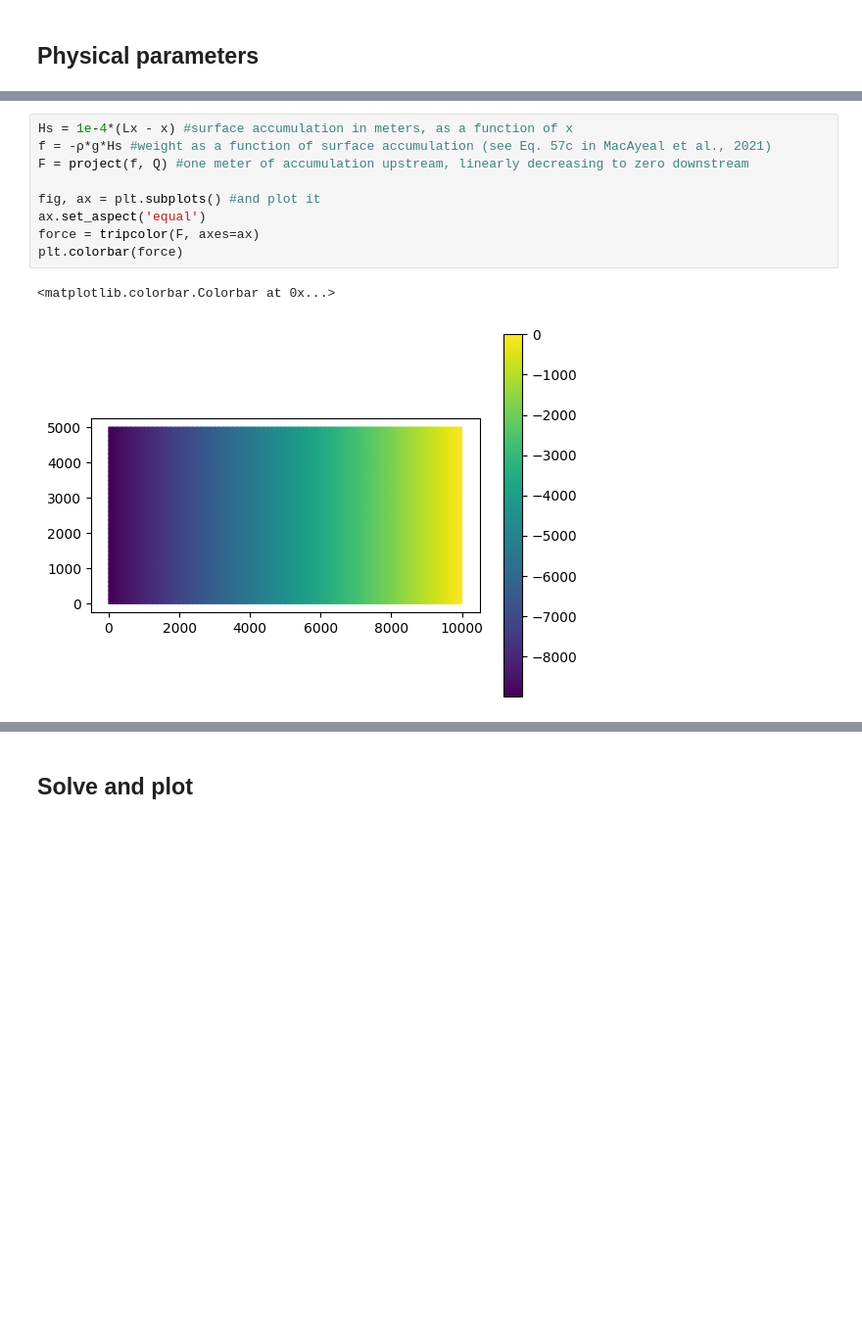
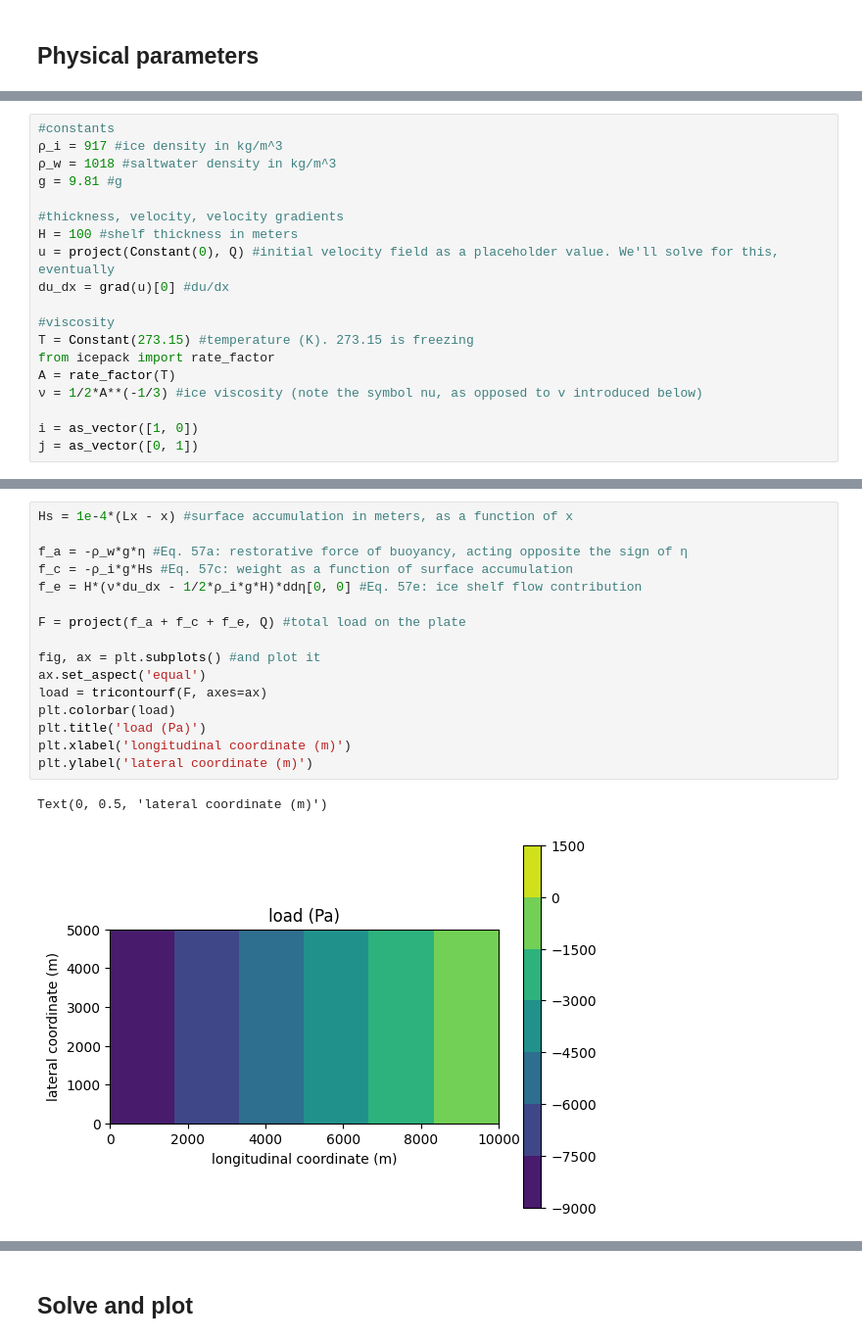
Before and after one commit to chrismiele/weird_flex, a Jupyter notebook: kirchhoff_plate.ipynb, the cells around one changed output, grey strips where cells are left out. Shown at 98% size. Cells and saved outputs as stored; diff of their text form; blank space fills up the shorter version.

```diff
--- a/kirchhoff_plate.ipynb
+++ b/kirchhoff_plate.ipynb
@@ -86,0 +83,19 @@ H = 100 #shelf thickness in meters
+# %%
+#constants
+ρ_i = 917 #ice density in kg/m^3
+ρ_w = 1018 #saltwater density in kg/m^3
+g = 9.81 #g
+
+#thickness, velocity, velocity gradients
+H = 100 #shelf thickness in meters
+u = project(Constant(0), Q) #initial velocity field as a placeholder value. We'll solve for this, eventually
+du_dx = grad(u)[0] #du/dx
+
+#viscosity
+T = Constant(273.15) #temperature (K). 273.15 is freezing
+from icepack import rate_factor
+A = rate_factor(T)
+ν = 1/2*A**(-1/3) #ice viscosity (note the symbol nu, as opposed to v introduced below)
+
+i = as_vector([1, 0])
+j = as_vector([0, 1])
@@ -91,15 +124,22 @@ We can find examples of various physical forcings in Eq. 57 of MacAyeal et al. F
 # %%
 Hs = 1e-4*(Lx - x) #surface accumulation in meters, as a function of x
-f = -ρ*g*Hs #weight as a function of surface accumulation (see Eq. 57c in MacAyeal et al., 2021)
-F = project(f, Q) #one meter of accumulation upstream, linearly decreasing to zero downstream
+
+f_a = -ρ_w*g*η #Eq. 57a: restorative force of buoyancy, acting opposite the sign of η
+f_c = -ρ_i*g*Hs #Eq. 57c: weight as a function of surface accumulation
+f_e = H*(ν*du_dx - 1/2*ρ_i*g*H)*ddη[0, 0] #Eq. 57e: ice shelf flow contribution
+
+F = project(f_a + f_c + f_e, Q) #total load on the plate
 
 fig, ax = plt.subplots() #and plot it
 ax.set_aspect('equal')
-force = tripcolor(F, axes=ax)
-plt.colorbar(force)
+load = tricontourf(F, axes=ax)
+plt.colorbar(load)
+plt.title('load (Pa)')
+plt.xlabel('longitudinal coordinate (m)')
+plt.ylabel('lateral coordinate (m)')
 # %% [output]
-<matplotlib.colorbar.Colorbar at 0x...>
+Text(0, 0.5, 'lateral coordinate (m)')
-[figure, old version]
+[figure, new version]
 # %% [markdown]
 ## Set up the problem to be solved
 
```
Also changed, not shown: parts of 13 cells of this notebook.
